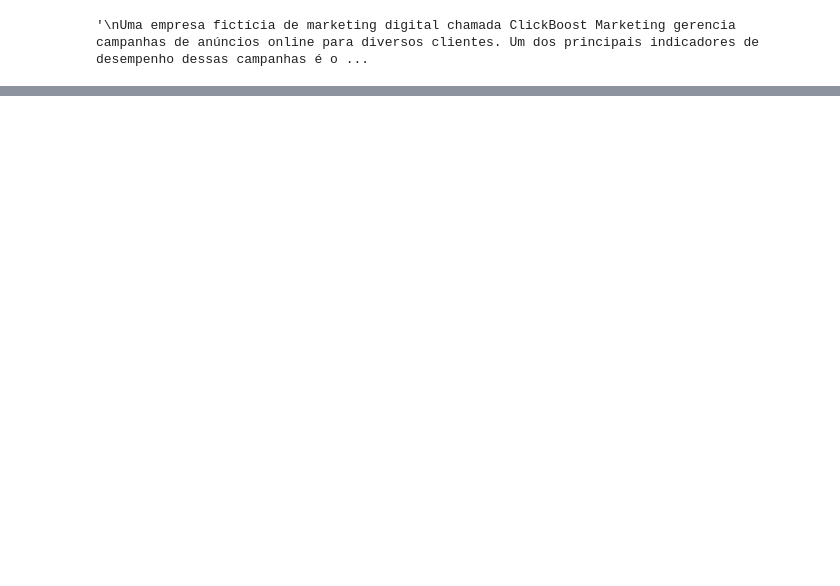
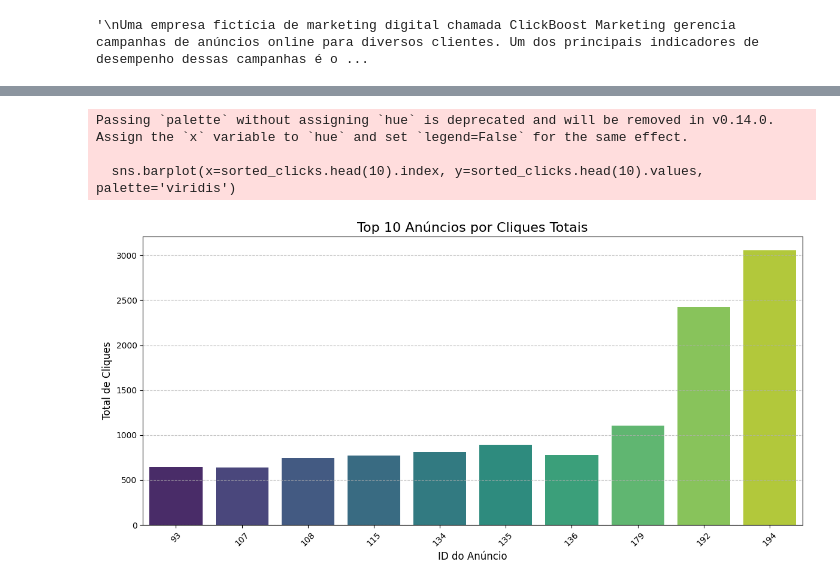
Before and after one commit to marinhotechdev/lista01_ClickBoostMarketing, a Jupyter notebook: Untitled10.ipynb, the cells around one changed output, grey strips where cells are left out. Saved outputs shown, nothing was run; the diff lists cells and outputs as text; code cells hidden in the pictures; blank space fills up the shorter version.

```diff
--- a/Untitled10.ipynb
+++ b/Untitled10.ipynb
@@ -7,3 +8,22 @@ Uma empresa fictícia de marketing digital chamada ClickBoost Marketing gerencia
 """
 # %% [output]
 '\nUma empresa fictícia de marketing digital chamada ClickBoost Marketing gerencia campanhas de anúncios online para diversos clientes. Um dos principais indicadores de desempenho dessas campanhas é o ...
+# %%
+import pandas as pd
+
+# 2. Carregue o arquivo 'marketing.csv' em um DataFrame do pandas.
+df = pd.read_csv('/content/marketing.csv')
+
+# 3. Exiba as primeiras 5 linhas do DataFrame.
+print("Primeiras 5 linhas do DataFrame:")
+print(df.head())
+print("\n" + "-" * 30 + "\n")
+
+# 4. Verifique as informações gerais do DataFrame.
+print("Informações gerais do DataFrame:")
+df.info()
+print("\n" + "-" * 30 + "\n")
+
+# 5. Obtenha estatísticas descritivas para as colunas numéricas do DataFrame.
+print("Estatísticas descritivas do DataFrame:")
+print(df.describe())
@@ -9,0 +48,6 @@ Uma empresa fictícia de marketing digital chamada ClickBoost Marketing gerencia
+# %%
+clicks_per_ad = df.groupby('anuncios')['cliques'].sum()
+sorted_clicks = clicks_per_ad.sort_values(ascending=False)
+
+print("Anúncios classificados por total de cliques (Top 10):")
+print(sorted_clicks.head(10))
@@ -9,0 +68,21 @@ Uma empresa fictícia de marketing digital chamada ClickBoost Marketing gerencia
+# %%
+import matplotlib.pyplot as plt
+import seaborn as sns
+
+# Crie um gráfico de barras para os 10 anúncios com mais cliques
+plt.figure(figsize=(12, 6))
+sns.barplot(x=sorted_clicks.head(10).index, y=sorted_clicks.head(10).values, palette='viridis')
+
+# Defina o título e os rótulos dos eixos
+plt.title('Top 10 Anúncios por Cliques Totais', fontsize=16)
+plt.xlabel('ID do Anúncio', fontsize=12)
+plt.ylabel('Total de Cliques', fontsize=12)
+plt.xticks(rotation=45) # Rotaciona os rótulos do eixo x para melhor leitura
+plt.grid(axis='y', linestyle='--', alpha=0.7)
+plt.tight_layout()
+plt.show()
+# %% [output]
+Passing `palette` without assigning `hue` is deprecated and will be removed in v0.14.0. Assign the `x` variable to `hue` and set `legend=False` for the same effect.
+
+  sns.barplot(x=sorted_clicks.head(10).index, y=sorted_clicks.head(10).values, palette='viridis')
+[figure, added]
```
Also changed, not shown: parts of 8 cells of this notebook.
